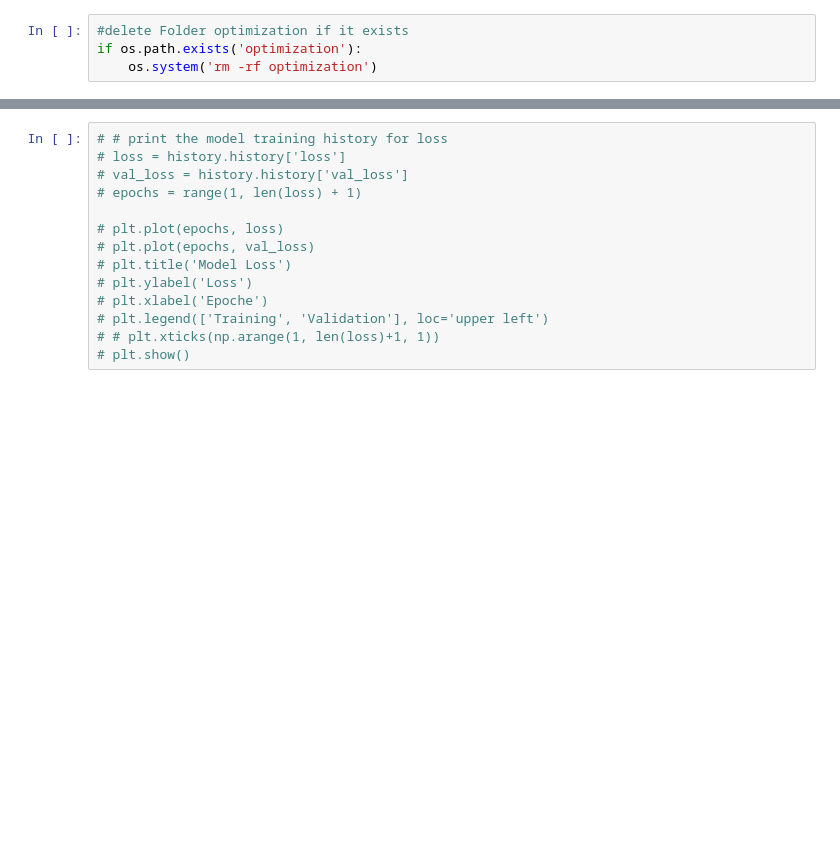
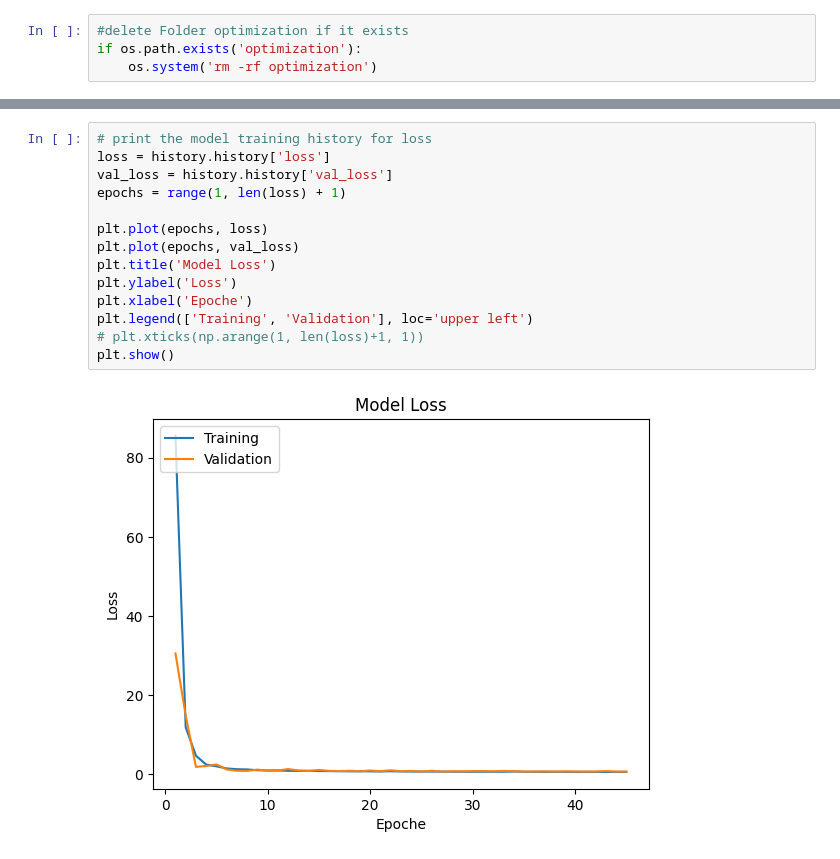
Before and after one commit to lokrau/ml_project_credit_card, a Jupyter notebook: code/training_2 copy.ipynb, the cells around one changed output, grey strips where cells are left out. Cells and saved outputs as stored; diff of their text form; blank space fills up the shorter version.

```diff
--- a/code/training_2 copy.ipynb
+++ b/code/training_2 copy.ipynb
@@ -123,15 +170,17 @@ is 0.01.
 # %%
-# # print the model training history for loss
-# loss = history.history['loss']
-# val_loss = history.history['val_loss']
-# epochs = range(1, len(loss) + 1)
+# print the model training history for loss
+loss = history.history['loss']
+val_loss = history.history['val_loss']
+epochs = range(1, len(loss) + 1)
 
-# plt.plot(epochs, loss)
-# plt.plot(epochs, val_loss)
-# plt.title('Model Loss')
-# plt.ylabel('Loss')
-# plt.xlabel('Epoche')
-# plt.legend(['Training', 'Validation'], loc='upper left')
-# # plt.xticks(np.arange(1, len(loss)+1, 1))
-# plt.show()
+plt.plot(epochs, loss)
+plt.plot(epochs, val_loss)
+plt.title('Model Loss')
+plt.ylabel('Loss')
+plt.xlabel('Epoche')
+plt.legend(['Training', 'Validation'], loc='upper left')
+# plt.xticks(np.arange(1, len(loss)+1, 1))
+plt.show()
+# %% [output]
+[figure, added]
 # %%
```
Also changed, not shown: parts of 15 cells of this notebook, 4 other files.
